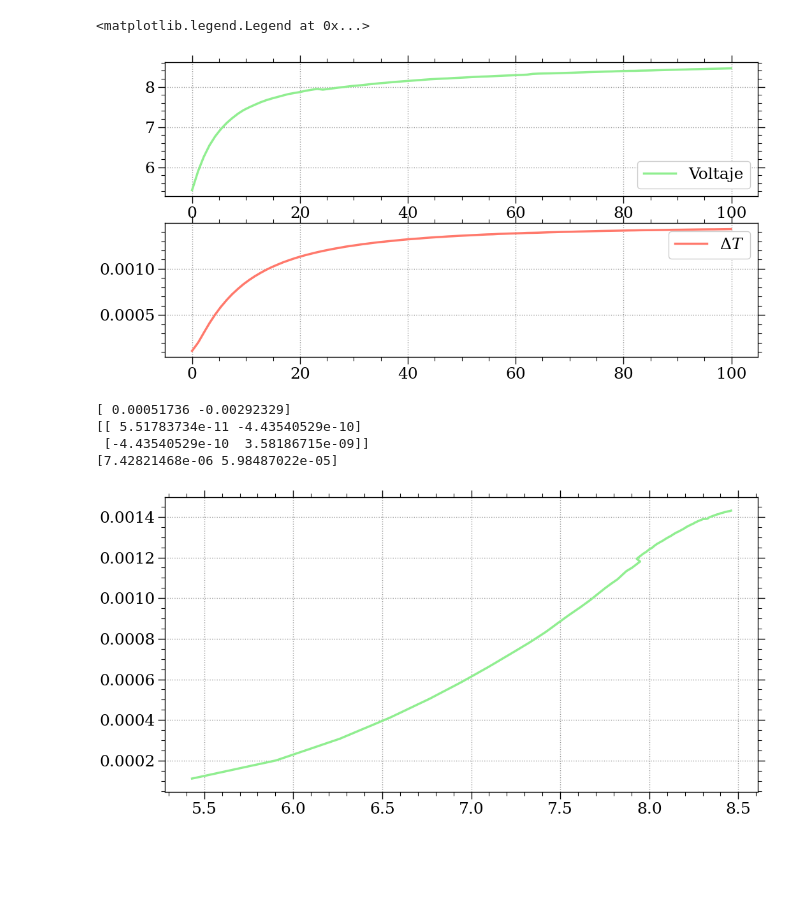
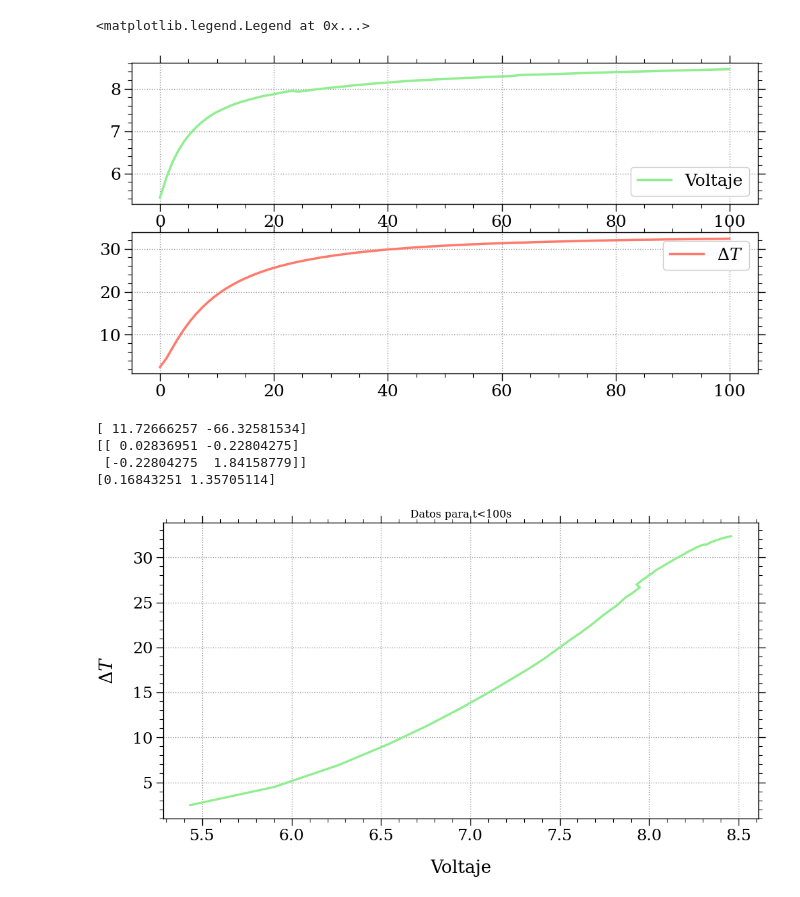
Before and after one commit to mpalomeque01/Peltier, a Jupyter notebook: Corriente I = 1.5A, 10'.ipynb, the cells around one changed output. Cells and saved outputs as stored; diff of their text form; code cells hidden in the pictures; blank space fills up the shorter version.

```diff
--- a/Corriente I = 1.5A, 10'.ipynb
+++ b/Corriente I = 1.5A, 10'.ipynb
@@ -55,34 +106,38 @@ Text(0, 0.5, 'Temperatura [°C]')
 # %%
 d3       =   df[df['Tiempo [s]']<100]
 t_3      =   d3['Tiempo [s]'].values
 v_3      =   d3['Tension generador [V]'].values
-tf_3 =   d3['Tensión termocupla fria [V]'].values
-tc_3 =  d3['Tensión termocupla caliente [V]'].values
+tf_3 =   d3['Tensión termocupla fria [V]'].values*1e3
+tc_3 =  d3['Tensión termocupla caliente [V]'].values*1e3
+tf_3 = tf_3*22.619 + 28.0634
+tc_3 = tc_3*22.671 + 28.0135
 delta_t3 = tc_3 - tf_3
 
 fig, ax = plt.subplots(2,1)
 
 ax[0].plot(t_3,v_3,label = f'Voltaje')
 ax[0].legend()
 ax[1].plot(t_3,delta_t3,label = f'$\Delta T$',color = 'C3')
 ax[1].legend()
 # %% [output]
 <matplotlib.legend.Legend at 0x...>
-[figure, old version]
+[figure, new version]
 # %%
 fig, ax = plt.subplots()
 ax.plot(v_3,delta_t3)
 
 def lineal(V,a,b):
     return a*V + b
-
+ax.set_title(f'Datos para t<100s')
+ax.set_xlabel(f'Voltaje')
+ax.set_ylabel(f'$\Delta T$')
 popt, pcov = curve_fit(lineal,v_3,delta_t3)
 print(popt)
 print(pcov)
 print(np.sqrt(np.diag(pcov)))
 # %% [output]
-[ 0.00051736 -0.00292329]
-[[ 5.51783734e-11 -4.43540529e-10]
- [-4.43540529e-10  3.58186715e-09]]
-[7.42821468e-06 5.98487022e-05]
+[ 11.72666257 -66.32581534]
+[[ 0.02836951 -0.22804275]
+ [-0.22804275  1.84158779]]
+[0.16843251 1.35705114]
-[figure, old version]
+[figure, new version]
```
Also changed, not shown: parts of 6 cells of this notebook, 1 other file.
